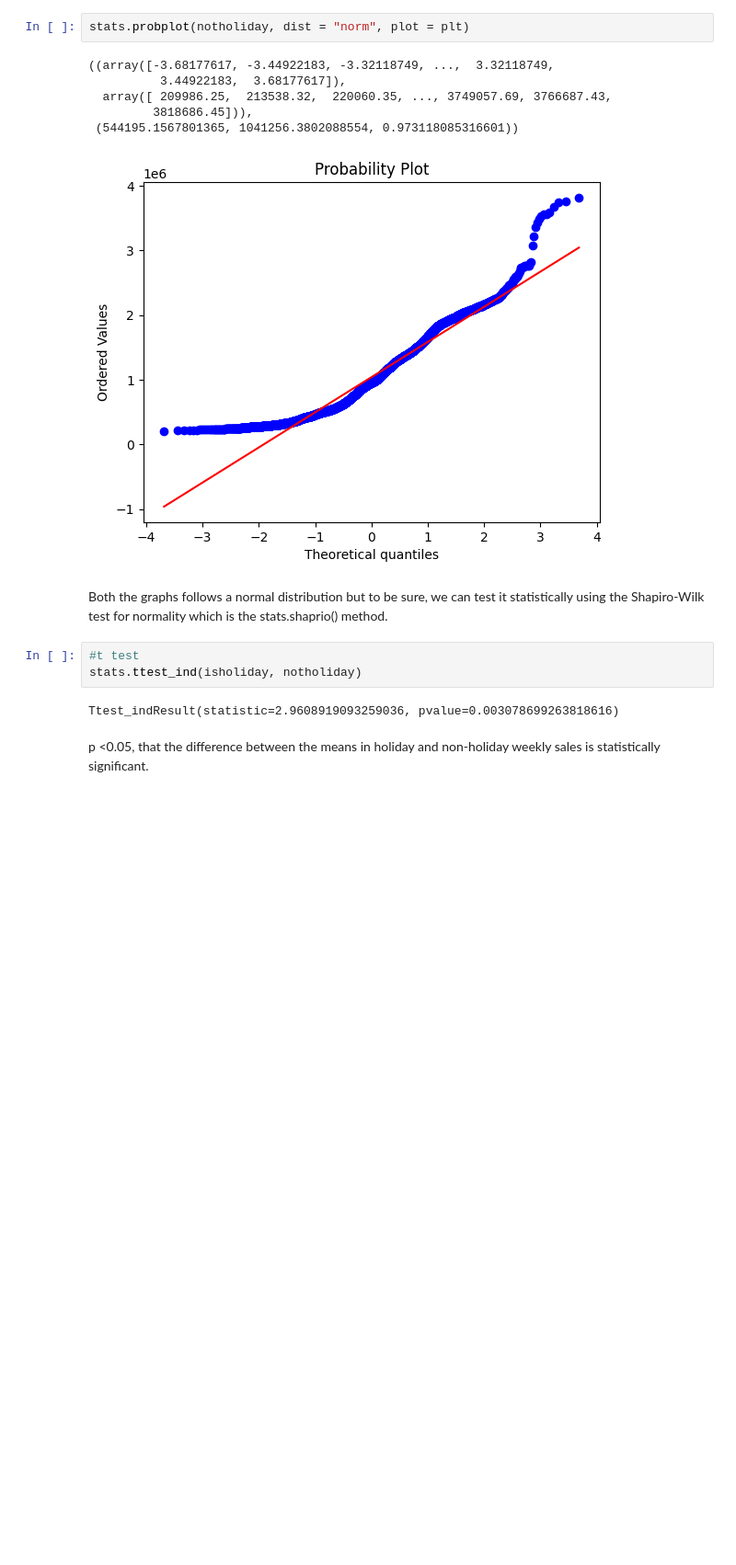
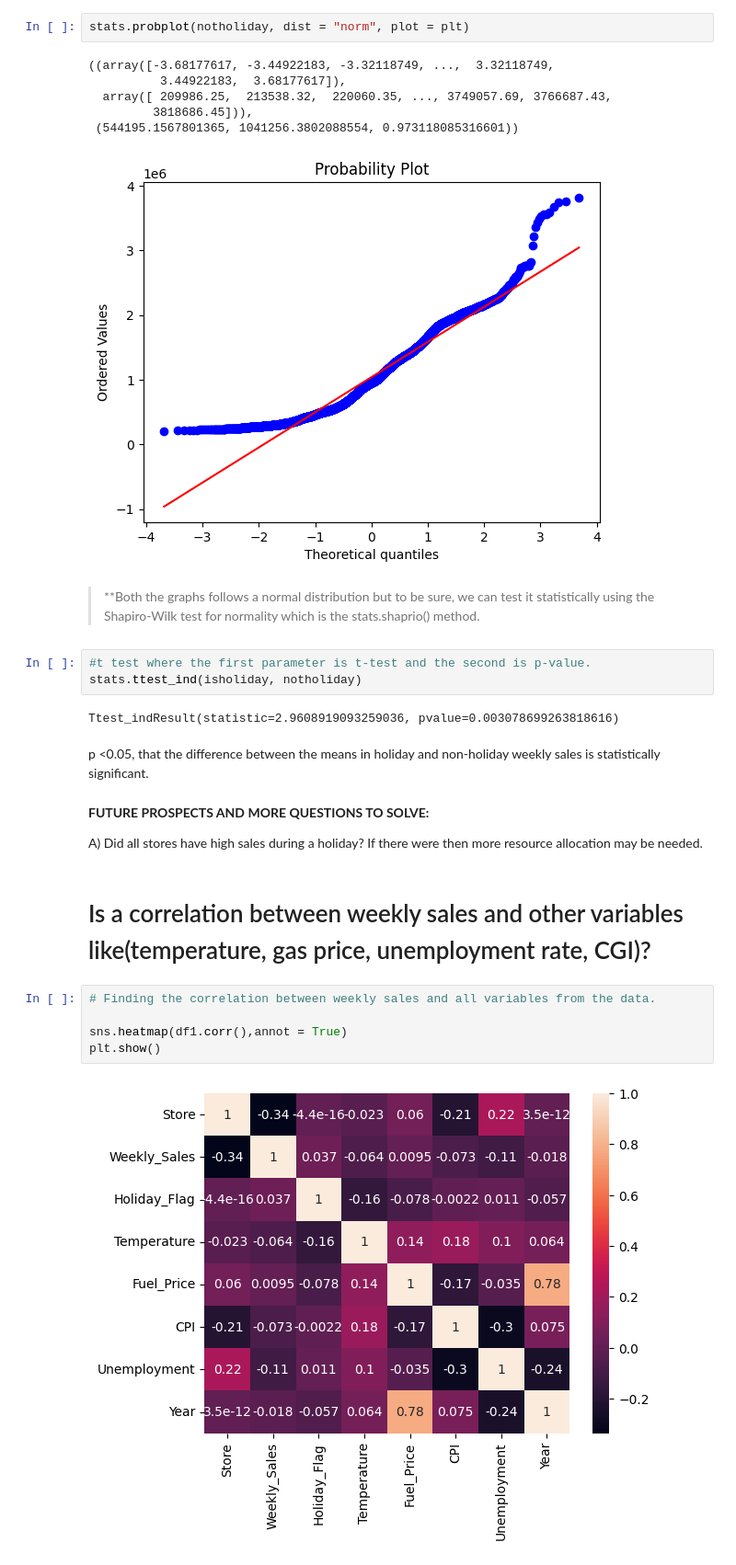
Before and after one commit to khushs9966/SampleAnalysis, a Jupyter notebook: DataForecastingAnalysisForWalmart.ipynb, the cells around one changed output. Shown at 92% size. Saved outputs shown, nothing was run; the diff lists cells and outputs as text; blank space fills up the shorter version.

Commit message:
Kaggle Notebook | Data Analysis for Walmart | Version 5

```diff
--- a/DataForecastingAnalysisForWalmart.ipynb
+++ b/DataForecastingAnalysisForWalmart.ipynb
@@ -197,11 +196,24 @@ stats.probplot(notholiday, dist = "norm", plot = plt)
  (544195.1567801365, 1041256.3802088554, 0.973118085316601))
 [figure]
 # %% [markdown]
-Both the graphs follows a normal distribution but to be sure, we can test it statistically using the Shapiro-Wilk test for normality which is the stats.shaprio() method.
+> **Both the graphs follows a normal distribution but to be sure, we can test it statistically using the Shapiro-Wilk test for normality which is the stats.shaprio() method.
 # %%
-#t test
+#t test where the first parameter is t-test and the second is p-value.
 stats.ttest_ind(isholiday, notholiday)
 # %% [output]
 Ttest_indResult(statistic=2.9608919093259036, pvalue=0.003078699263818616)
 # %% [markdown]
 p <0.05, that the difference between the means in holiday and non-holiday weekly sales is statistically significant.
+# %% [markdown]
+**FUTURE PROSPECTS AND MORE QUESTIONS TO SOLVE:**
+
+A) Did all stores have high sales during a holiday? If there were then more resource allocation may be needed.
+# %% [markdown]
+# Is a correlation between weekly sales and other variables like(temperature, gas price, unemployment rate, CGI)?
+# %%
+# Finding the correlation between weekly sales and all variables from the data.
+
+sns.heatmap(df1.corr(),annot = True)
+plt.show()
+# %% [output]
+[figure, added]
```
Also changed, not shown: parts of 15 cells of this notebook.
